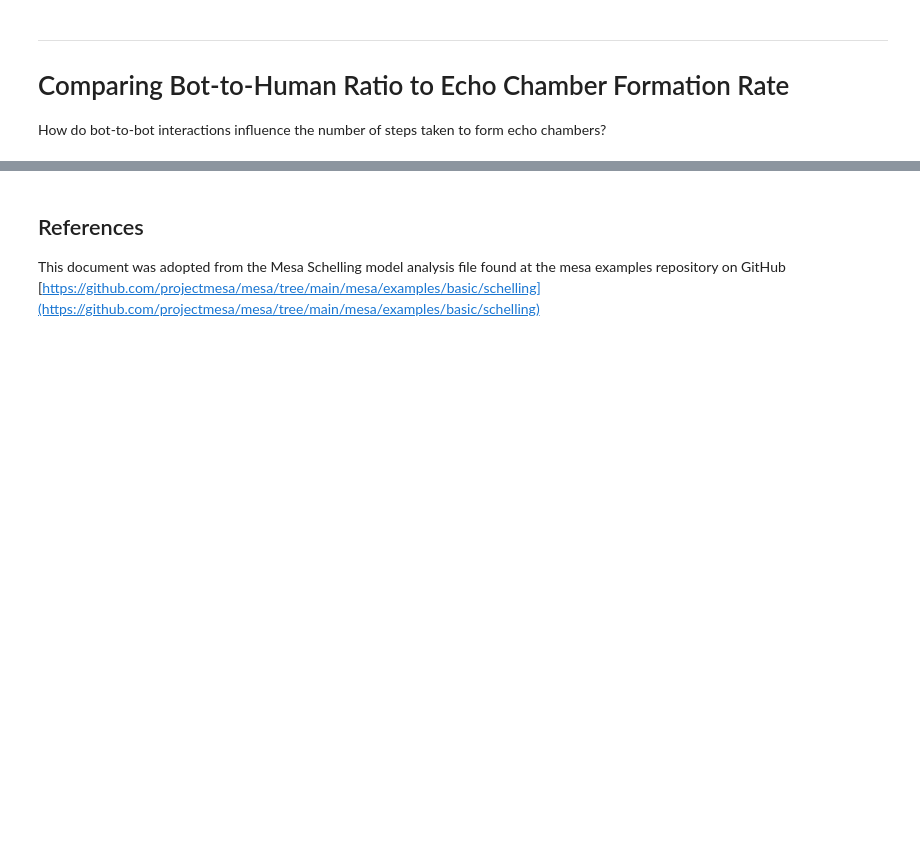
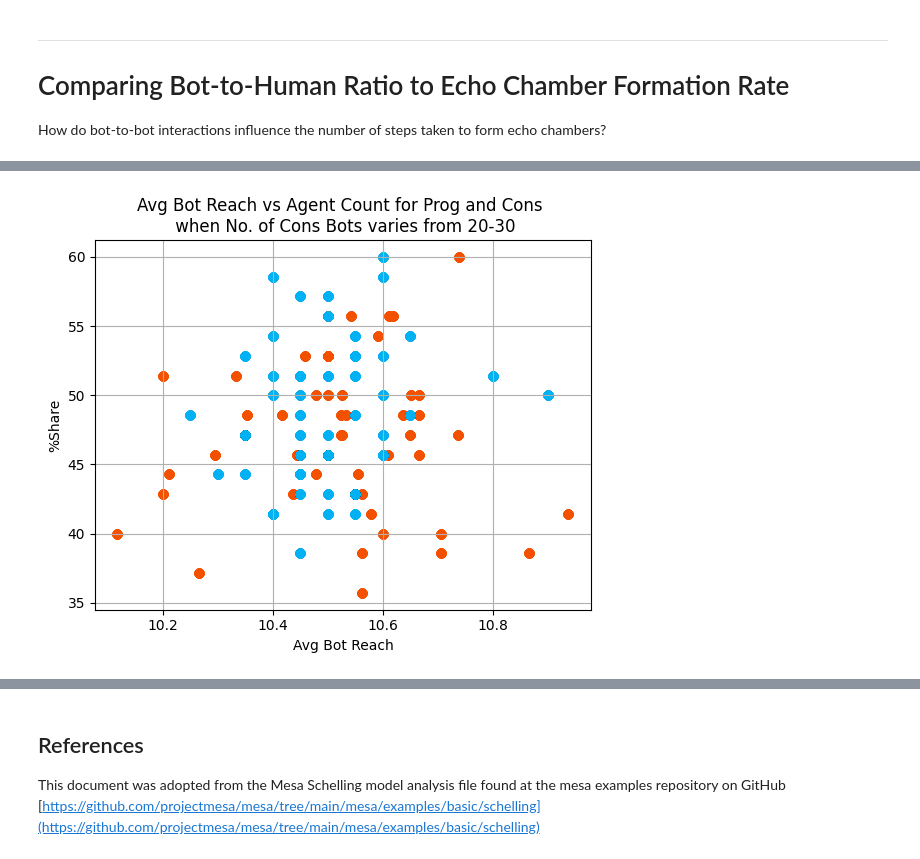
Before and after one commit to y8ahmed/eecs4461-project, a Jupyter notebook: notebooks/analysis.ipynb, the cells around one changed output, grey strips where cells are left out. Saved outputs shown, nothing was run; the diff lists cells and outputs as text; code cells hidden in the pictures; blank space fills up the shorter version.

```diff
--- a/notebooks/analysis.ipynb
+++ b/notebooks/analysis.ipynb
@@ -235,0 +357,13 @@ plt.show()
+# %%
+perc_cons = df6.Conservative *100/df6.num_nodes
+perc_prog = df6.Progressive *100/df6.num_nodes
+
+plt.scatter(df6.Avg_Cons_Bot_Reach, perc_cons, c='#f35100')
+plt.scatter(df6.Avg_Prog_Bot_Reach, perc_prog, c='#00b2f3')
+plt.xlabel("Avg Bot Reach")
+plt.ylabel("%Share")
+plt.grid()
+plt.title("Avg Bot Reach vs Agent Count for Prog and Cons \n when No. of Cons Bots varies from 20-30")
+plt.show()
+# %% [output]
+[figure, added]
```
Also changed, not shown: parts of 24 cells of this notebook, 4 other files.
